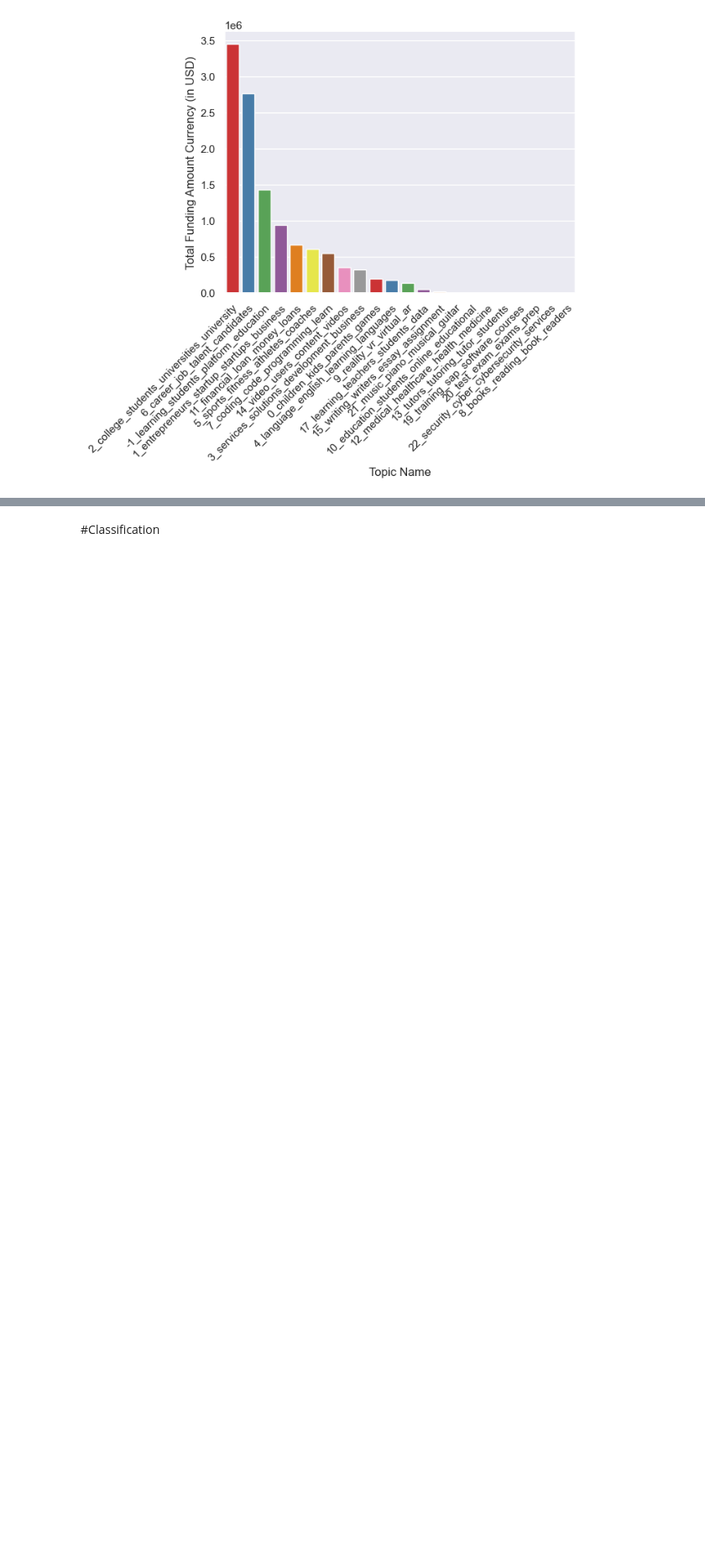
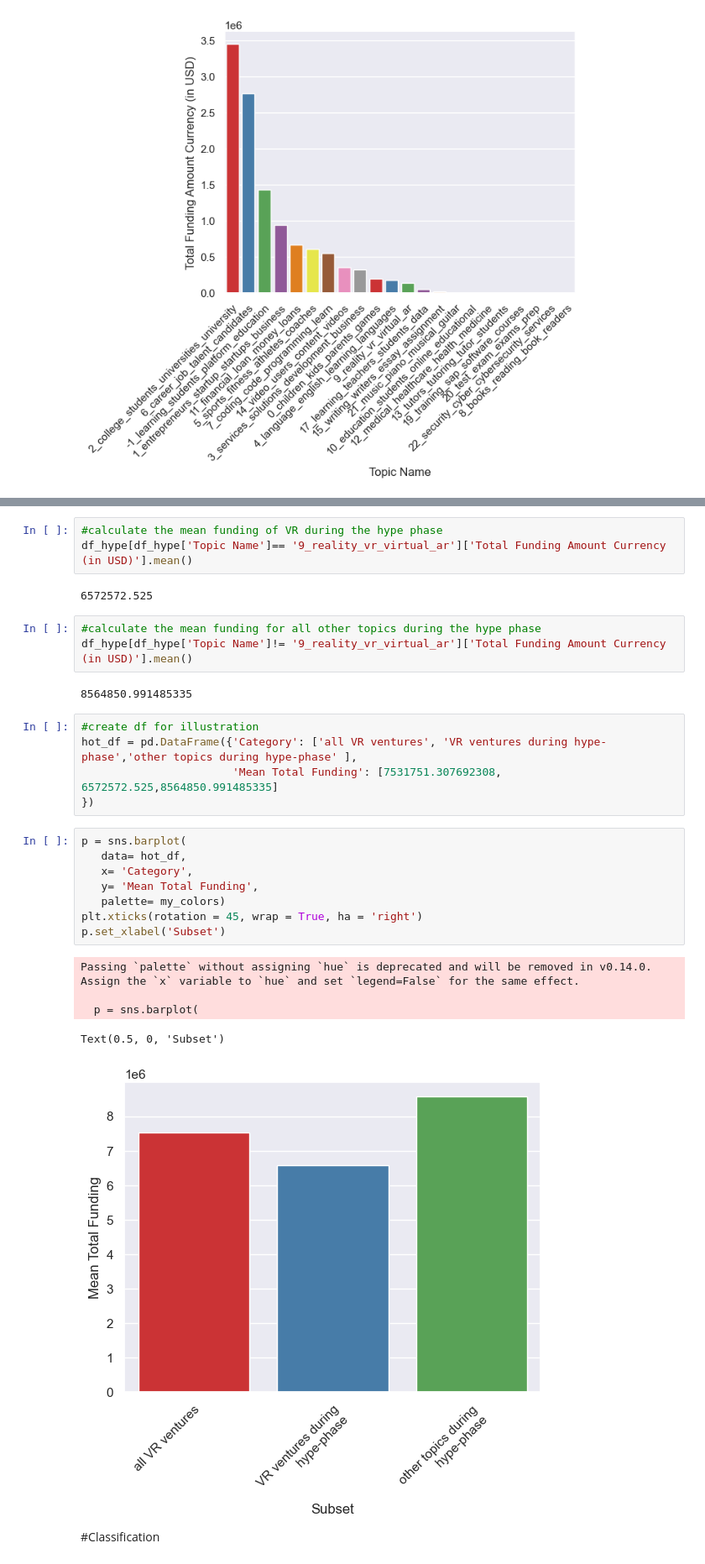
Before and after one commit to MarioMuehlematter/Education.ai, a Jupyter notebook: notebooks/Education.ai_Analysis+Plots.ipynb, the cells around one changed output, grey strips where cells are left out. Shown at 84% size. Drawn from its saved outputs; the diff is of its cells as text; blank space fills up the shorter version.

```diff
--- a/notebooks/Education.ai_Analysis+Plots.ipynb
+++ b/notebooks/Education.ai_Analysis+Plots.ipynb
@@ -471,3 +506,32 @@ Passing `palette` without assigning `hue` is deprecated and will be removed in v
+# %%
+#calculate the mean funding of VR during the hype phase
+df_hype[df_hype['Topic Name']== '9_reality_vr_virtual_ar']['Total Funding Amount Currency (in USD)'].mean()
+# %% [output]
+6572572.525
+# %%
+#calculate the mean funding for all other topics during the hype phase
+df_hype[df_hype['Topic Name']!= '9_reality_vr_virtual_ar']['Total Funding Amount Currency (in USD)'].mean()
+# %% [output]
+8564850.991485335
+# %%
+#create df for illustration
+hot_df = pd.DataFrame({'Category': ['all VR ventures', 'VR ventures during hype-phase','other topics during hype-phase' ],
+                       'Mean Total Funding': [7531751.307692308, 6572572.525,8564850.991485335]
+})
+# %%
+p = sns.barplot(
+   data= hot_df,
+   x= 'Category',
+   y= 'Mean Total Funding',
+   palette= my_colors)
+plt.xticks(rotation = 45, wrap = True, ha = 'right')
+p.set_xlabel('Subset')
+# %% [output]
+Passing `palette` without assigning `hue` is deprecated and will be removed in v0.14.0. Assign the `x` variable to `hue` and set `legend=False` for the same effect.
+
+  p = sns.barplot(
+Text(0.5, 0, 'Subset')
+[figure, added]
 # %% [markdown]
 #Classification
 # %%
```
Also changed, not shown: parts of 7 cells of this notebook.
